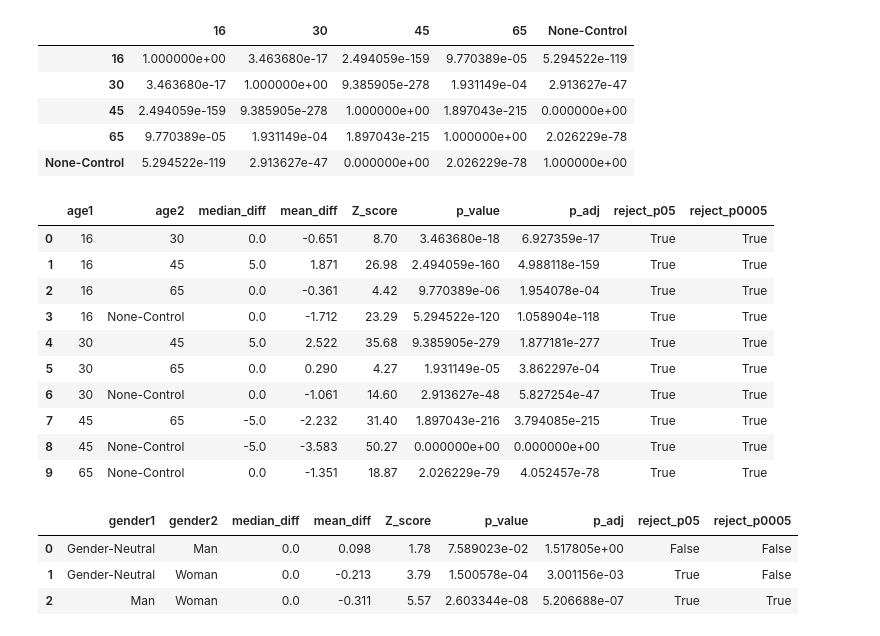
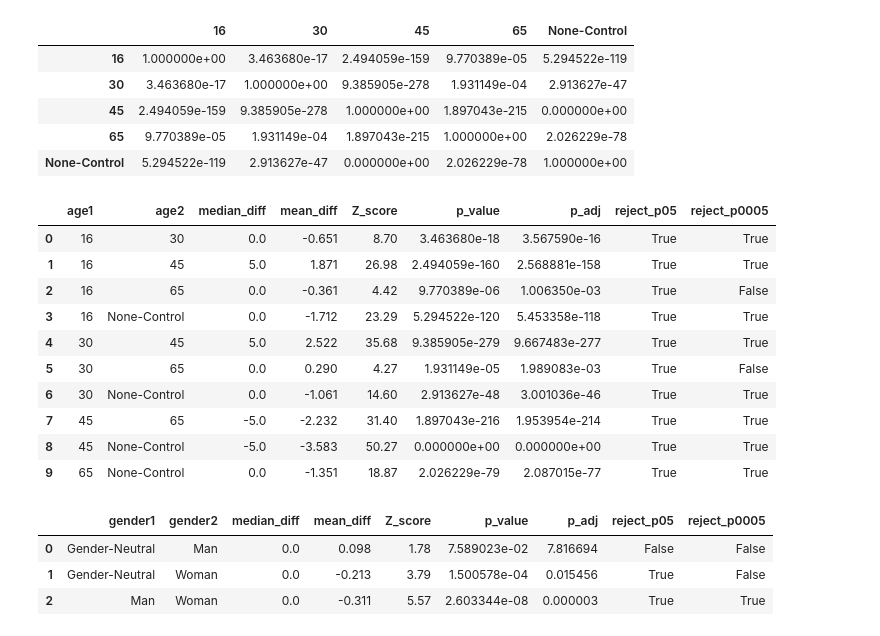
Before and after one commit to CharisseHao/retail_hiring_bias_audit, a Jupyter notebook: step3_analysis.ipynb, the cells around one changed output. Saved outputs shown, nothing was run; the diff lists cells and outputs as text; code cells hidden in the pictures.

```diff
--- a/step3_analysis.ipynb
+++ b/step3_analysis.ipynb
@@ -279,24 +279,24 @@ dunns_test(df_valid, 'query_response', 'age')
 | 65 | 9.770389e-05 | 1.931149e-04 | 1.897043e-215 | 1.000000e+00 | 2.026229e-78 |
 | None-Control | 5.294522e-119 | 2.913627e-47 | 0.000000e+00 | 2.026229e-78 | 1.000000e+00 |
 # %%
-detailed_dunns_test(df_valid, 'query_response', 'age', total_comparisons=20)
+detailed_dunns_test(df_valid, 'query_response', 'age', total_comparisons=103)
 # %% [output]
 |  | age1 | age2 | median_diff | mean_diff | Z_score | p_value | p_adj | reject_p05 | reject_p0005 |
-| 0 | 16 | 30 | 0.0 | -0.651 | 8.70 | 3.463680e-18 | 6.927359e-17 | True | True |
-| 1 | 16 | 45 | 5.0 | 1.871 | 26.98 | 2.494059e-160 | 4.988118e-159 | True | True |
-| 2 | 16 | 65 | 0.0 | -0.361 | 4.42 | 9.770389e-06 | 1.954078e-04 | True | True |
-| 3 | 16 | None-Control | 0.0 | -1.712 | 23.29 | 5.294522e-120 | 1.058904e-118 | True | True |
-| 4 | 30 | 45 | 5.0 | 2.522 | 35.68 | 9.385905e-279 | 1.877181e-277 | True | True |
-| 5 | 30 | 65 | 0.0 | 0.290 | 4.27 | 1.931149e-05 | 3.862297e-04 | True | True |
-| 6 | 30 | None-Control | 0.0 | -1.061 | 14.60 | 2.913627e-48 | 5.827254e-47 | True | True |
-| 7 | 45 | 65 | -5.0 | -2.232 | 31.40 | 1.897043e-216 | 3.794085e-215 | True | True |
+| 0 | 16 | 30 | 0.0 | -0.651 | 8.70 | 3.463680e-18 | 3.567590e-16 | True | True |
+| 1 | 16 | 45 | 5.0 | 1.871 | 26.98 | 2.494059e-160 | 2.568881e-158 | True | True |
+| 2 | 16 | 65 | 0.0 | -0.361 | 4.42 | 9.770389e-06 | 1.006350e-03 | True | False |
+| 3 | 16 | None-Control | 0.0 | -1.712 | 23.29 | 5.294522e-120 | 5.453358e-118 | True | True |
+| 4 | 30 | 45 | 5.0 | 2.522 | 35.68 | 9.385905e-279 | 9.667483e-277 | True | True |
+| 5 | 30 | 65 | 0.0 | 0.290 | 4.27 | 1.931149e-05 | 1.989083e-03 | True | False |
+| 6 | 30 | None-Control | 0.0 | -1.061 | 14.60 | 2.913627e-48 | 3.001036e-46 | True | True |
+| 7 | 45 | 65 | -5.0 | -2.232 | 31.40 | 1.897043e-216 | 1.953954e-214 | True | True |
 | 8 | 45 | None-Control | -5.0 | -3.583 | 50.27 | 0.000000e+00 | 0.000000e+00 | True | True |
-| 9 | 65 | None-Control | 0.0 | -1.351 | 18.87 | 2.026229e-79 | 4.052457e-78 | True | True |
+| 9 | 65 | None-Control | 0.0 | -1.351 | 18.87 | 2.026229e-79 | 2.087015e-77 | True | True |
 # %%
-detailed_dunns_test(df_valid, 'query_response', 'gender', total_comparisons=20)
+detailed_dunns_test(df_valid, 'query_response', 'gender', total_comparisons=103)
 # %% [output]
 |  | gender1 | gender2 | median_diff | mean_diff | Z_score | p_value | p_adj | reject_p05 | reject_p0005 |
-| 0 | Gender-Neutral | Man | 0.0 | 0.098 | 1.78 | 7.589023e-02 | 1.517805e+00 | False | False |
-| 1 | Gender-Neutral | Woman | 0.0 | -0.213 | 3.79 | 1.500578e-04 | 3.001156e-03 | True | False |
-| 2 | Man | Woman | 0.0 | -0.311 | 5.57 | 2.603344e-08 | 5.206688e-07 | True | True |
+| 0 | Gender-Neutral | Man | 0.0 | 0.098 | 1.78 | 7.589023e-02 | 7.816694 | False | False |
+| 1 | Gender-Neutral | Woman | 0.0 | -0.213 | 3.79 | 1.500578e-04 | 0.015456 | True | False |
+| 2 | Man | Woman | 0.0 | -0.311 | 5.57 | 2.603344e-08 | 0.000003 | True | True |
 # %%
```
Also changed, not shown: parts of 3 cells of this notebook.
